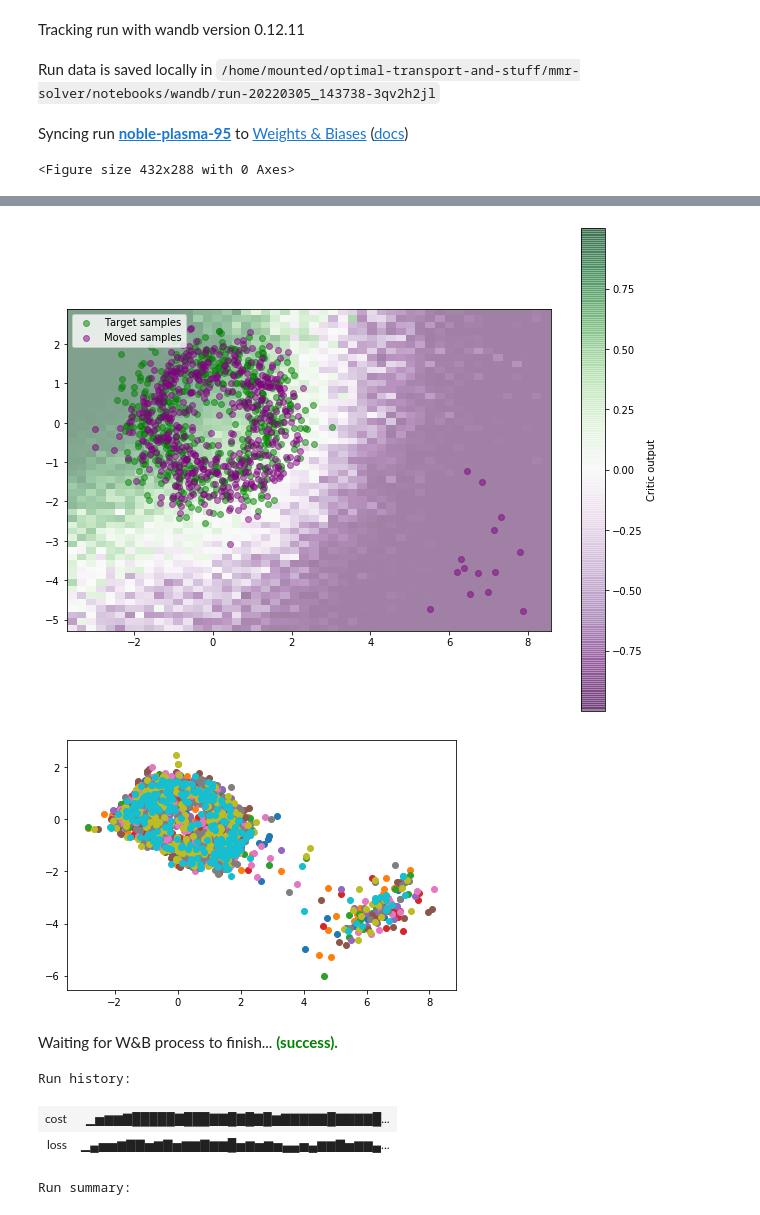
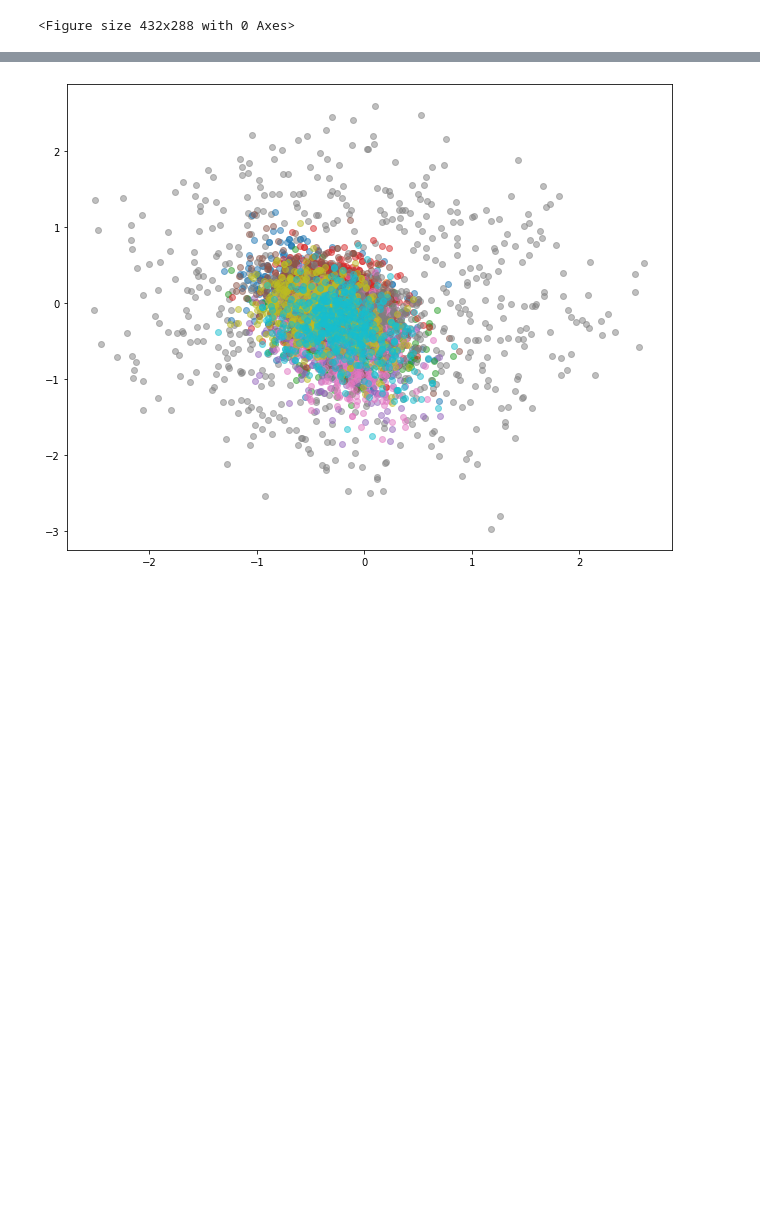
Before and after one commit to max-nekrashevich/optimal-transport-and-stuff, a Jupyter notebook: notebooks/InnerGW-mnist-3d.ipynb, the cells around one changed output, grey strips where cells are left out. Cells and saved outputs as stored; diff of their text form; code cells hidden in the pictures; blank space fills up the shorter version.

Commit message:
Added ComponensPlotter class.

```diff
--- a/notebooks/InnerGW-mnist-3d.ipynb
+++ b/notebooks/InnerGW-mnist-3d.ipynb
@@ -59,17 +55,7 @@ mover = nn.Sequential(
 # %%
-def plot_classes(source, mover, n_components=10, n_samples=256, show=True):
-    fig = plt.figure(figsize=(10, 6))
-    for cls in range(10):
-        samples = source.sample_from_class((n_samples,), cls)
-        with torch.no_grad():
-            moved_samples = mover(samples.to(DEVICE))
-        plot_samples(moved_samples.cpu())
-    plt.tight_layout()
-    if show: plt.show()
-    return fig
-
 def run_experiment(source, target, cost, n_iter,
                    plotter, logger=None, **kwargs):
+    if logger: logger.start()
     try:
         solver = OTSolver(deepcopy(critic), deepcopy(mover), cost=cost,
                           plotter=plotter, logger=logger, device=DEVICE,
@@ -78,7 +64,6 @@ def run_experiment(source, target, cost, n_iter,
     except KeyboardInterrupt:
         pass
     finally:
-        logger.log("classes", plot_classes(source, solver.mover), solver._global_step + n_iter, close=True)
         if logger: logger.finish()
     return solver
 
@@ -164,48 +133,35 @@ Run summary:
 # %%
 locs = 1.5 * uniform_circle(n_components)
 scales = .5 * torch.ones(n_components, q)
 target = gaussian_mixture(locs, scales)
 
-wandb_logger.start(mode="online")
+# wandb_logger.start(mode="online")
 
 solver = run_experiment(
     source, target,
-    n_iter=10000,
-    n_samples=512,
-#     cost=InnerGW_opt(
-#         p, q,
-#         optimizer=o.Adam,
-#         optimizer_params=dict(lr=2e-5, weight_decay=1e-10),
-#         n_iter=1,
-#         device=DEVICE
-#     ),
-    cost=InnerGW_const(V.to(DEVICE)),
-    plotter=SimplePlotter(
+    n_iter=50,
+    n_samples=256,
+    cost=InnerGW_opt(
+        p, q,
+        optimizer=o.Adam,
+        optimizer_params=dict(lr=2e-5, weight_decay=1e-10),
+        n_iter=1,
+        device=DEVICE
+    ),
+    # cost=InnerGW_const(V.to(DEVICE)),
+    plotter=ComponentPlotter(
         source_dim=p,
         target_dim=q,
-        pdf_params=dict(
-            source_lims=None,
-            target_lims=None,
-            n_points=500
-        ),
-    show_progress=True
+        pdf_kind_source=None,
+        pdf_kind_target=None,
     ),
-    logger=wandb_logger,
-    n_inner_iter=1,
-    plot_interval=50,
-    log_plot_interval=250,
+    # logger=wandb_logger,
+    n_inner_iter=2,
+    plot_interval=10,
+    # log_plot_interval=250,
     optimizer_params=dict(lr=2e-5, weight_decay=1e-10),
 )
 # %% [output]
-Tracking run with wandb version 0.12.11
-Run data is saved locally in /home/mounted/optimal-transport-and-stuff/mmr-solver/notebooks/wandb/run-20220305_143738-3qv2h2jl
-Syncing run noble-plasma-95 to Weights & Biases (docs)
 <Figure size 432x288 with 0 Axes>
 [interactive output not drawn]
-[figure, old version]
+[figure, new version]
-[figure, removed]
-Waiting for W&B process to finish... (success).
-Run history:
-| cost | ▁▅▆▆▇█████▇███▇▇█▇█▇█▆▇▇▇▇▇█▇▇▇▇█... |
-| loss | ▁▄▅▅▆▇▇▅▆▇▅▆▆▇▆▆█▅▆▅▆▅▄▄▅▄▆▆▇▅▆▆▄... |
-Run summary:
```
Also changed, not shown: parts of 5 cells of this notebook, 4 other files.
